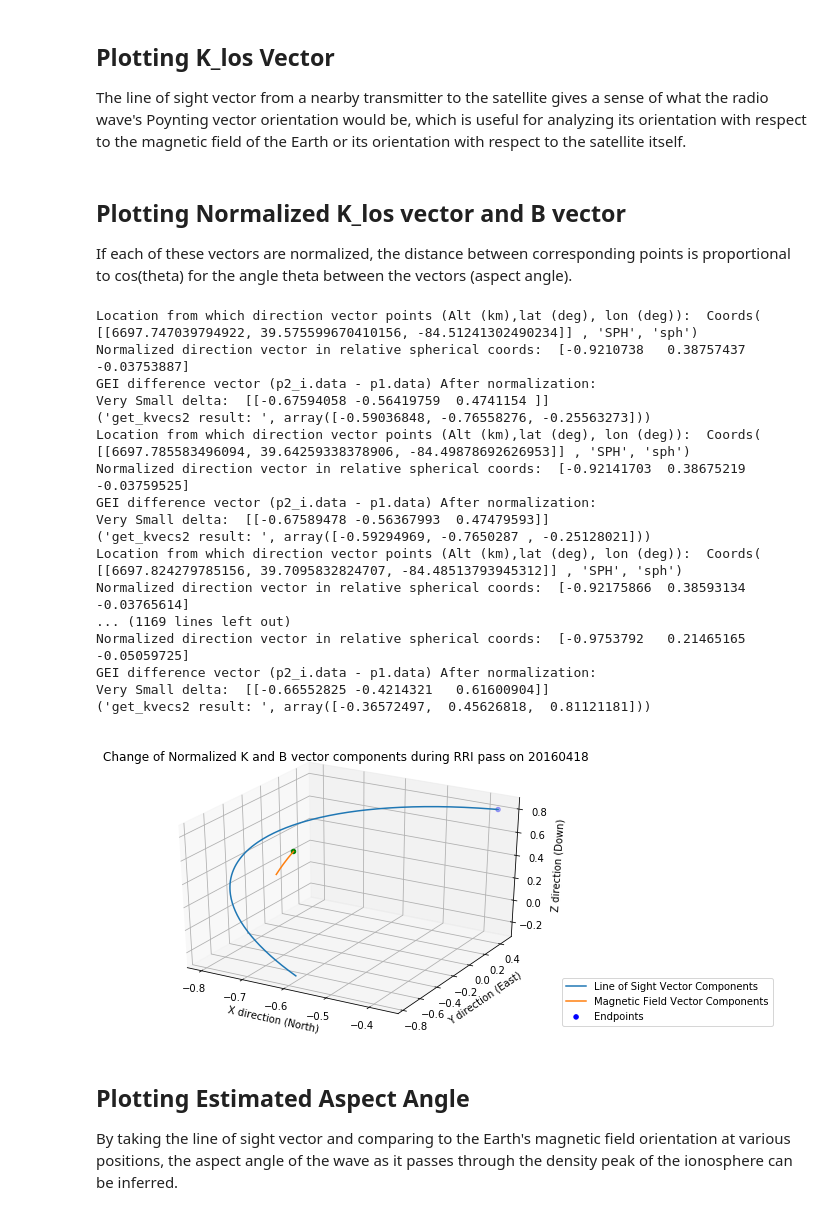
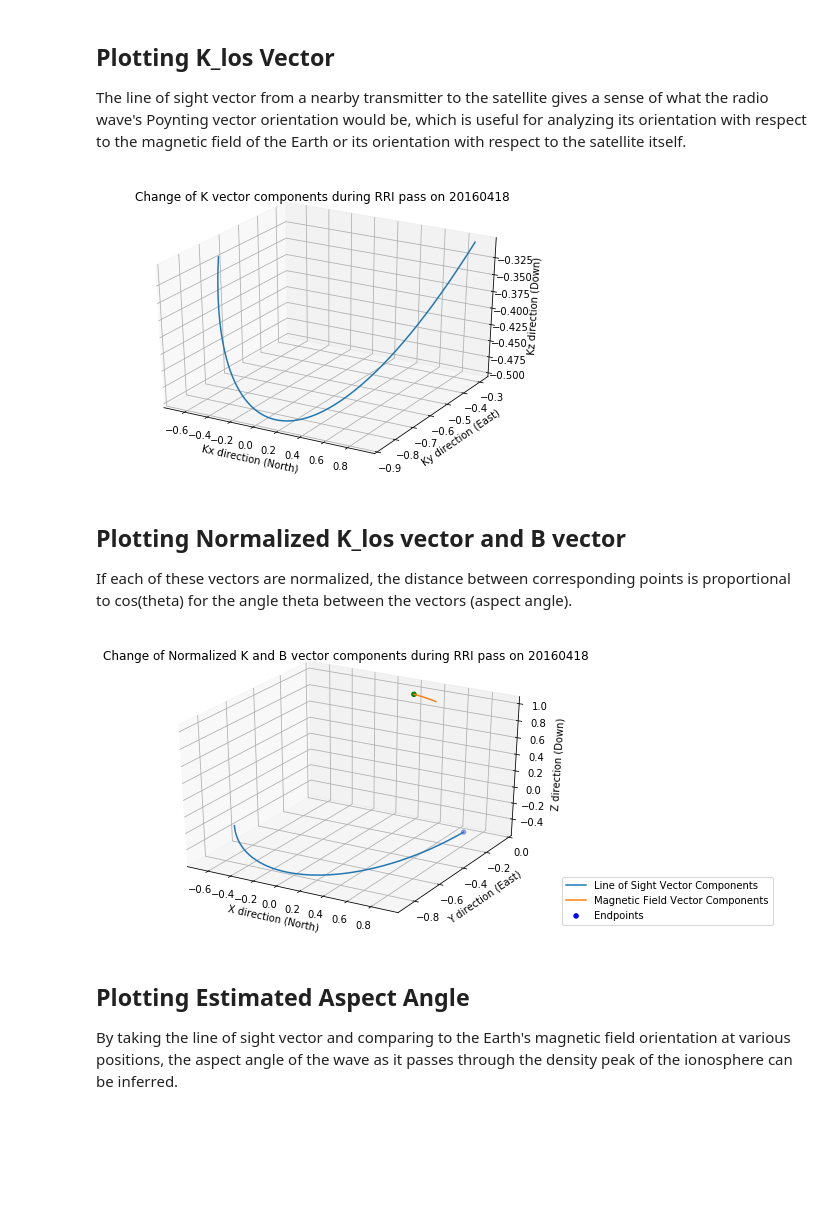
Before and after one commit to dfairbairn/rriephtk, a Jupyter notebook: OttawaPlots.ipynb, the cells around one changed output. Saved outputs shown, nothing was run; the diff lists cells and outputs as text; code cells hidden in the pictures; blank space fills up the shorter version.

```diff
--- a/OttawaPlots.ipynb
+++ b/OttawaPlots.ipynb
@@ -489,8 +489,8 @@ def plot_kvec(date_string):
     """
     fname,index_reversal = get_ottawa_data(date_string)
     lons,lats,alts,ephtimes,mlons,mlats,mlts,pitch,yaw,roll = get_rri_ephemeris_full(fname)
-    bvecs,kvecs,angles = get_kb_ottawa_angle(lons,lats,alts,ephtimes)
-    indx_closest, dists = get_closest_ottawa_approach(lons,lats,alts)
+    bvecs,kvecs,angles = get_kb_angle(lons,lats,alts,ephtimes)
+    indx_closest, dists = get_closest_approach(lons,lats,alts)
     times = ephems_to_datetime(ephtimes)
 
     my_xticks = []
@@ -538,6 +538,8 @@ def plot_kvec(date_string):
     plt.show()
 
 plot_kvec("20160418")
+# %% [output]
+[figure, added]
 # %% [markdown]
 ## Plotting Normalized K_los vector and B vector
 If each of these vectors are normalized, the distance between corresponding points is proportional to cos(theta) for the angle theta between the vectors (aspect angle).
@@ -545,6 +547,8 @@ If each of these vectors are normalized, the distance between corresponding poin
 def plot_k_b(date_string):
     """
     A function for visualizing the b-field and line of sight vector's time evolution throughout a pass of EPOP.
+
+    NOTE: USES THE APPROXIMATIONS
 
     *** PARAMS ***
     date_string (string): string in form "20160418" to denote date for which to plot KB angle
@@ -555,9 +559,9 @@ def plot_k_b(date_string):
     """
     fname,index_reversal = data_utils.get_ottawa_data(date_string)
     lons,lats,alts,ephtimes,mlons,mlats,mlts,pitch,yaw,roll = data_utils.get_rri_ephemeris_full(fname)
-    #bvecs,kvecs,angles = get_kb_angle(lons,lats,alts,ephtimes)
+    bvecs,kvecs,angles = get_kb_angle(lons,lats,alts,ephtimes)
 
-    #"""
+    """
     bvecs = []
     kvecs = []
     times = ephems_to_datetime(ephtimes)
@@ -569,52 +573,35 @@ def plot_k_b(date_string):
 
     indx_closest, dists = get_closest_approach(lons,lats,alts)
     times = ephems_to_datetime(ephtimes)
-    #"""
+    """
 
     from mpl_toolkits.mplot3d import Axes3D
     fig = plt.figure()
     ax = Axes3D(fig)
     norm_b = np.array([ b/np.linalg.norm(b) for b in bvecs])
     norm_k = np.array([ k/np.linalg.norm(k) for k in kvecs])
     norm_kx = [kv[0] for kv in norm_k]
     norm_ky = [kv[1] for kv in norm_k]
     norm_kz = [kv[2] for kv in norm_k]
     norm_bx = [bv[0] for bv in norm_b]
     norm_by = [bv[1] for bv in norm_b]
     norm_bz = [bv[2] for bv in norm_b]
     angle_dists = np.array([ np.linalg.norm(norm_b[i] - norm_k[i]) for i in range(len(norm_b))])
     angles = np.degrees(np.arccos(1 - (angle_dists**2)/2))
     #print angles
     Axes3D.scatter(ax,[norm_kx[-1],norm_bx[-1]],[norm_ky[-1],norm_by[-1]],zs=[norm_kz[-1],norm_bz[-1]],c=['b','g'],label='Endpoints')
     Axes3D.plot(ax, norm_kx, norm_ky, zs=norm_kz,label="Line of Sight Vector Components")
     Axes3D.plot(ax, norm_bx, norm_by, zs=norm_bz,label="Magnetic Field Vector Components")
     plt.xlabel("X direction (North)")
     plt.ylabel("Y direction (East)")
     ax.set_zlabel("Z direction (Down)")
     plt.legend(numpoints=1,bbox_to_anchor=(1., 0.02, 1., .102), loc=3, borderaxespad=0.)
     plt.title("Change of Normalized K and B vector components during RRI pass on " + str(date_string))
     plt.show()
 
 plot_k_b("20160418")
 # %% [output]
-Location from which direction vector points (Alt (km),lat (deg), lon (deg)):  Coords( [[6697.747039794922, 39.575599670410156, -84.51241302490234]] , 'SPH', 'sph')
-Normalized direction vector in relative spherical coords:  [-0.9210738   0.38757437 -0.03753887]
-GEI difference vector (p2_i.data - p1.data) After normalization:
-Very Small delta:  [[-0.67594058 -0.56419759  0.4741154 ]]
-('get_kvecs2 result: ', array([-0.59036848, -0.76558276, -0.25563273]))
-Location from which direction vector points (Alt (km),lat (deg), lon (deg)):  Coords( [[6697.785583496094, 39.64259338378906, -84.49878692626953]] , 'SPH', 'sph')
-Normalized direction vector in relative spherical coords:  [-0.92141703  0.38675219 -0.03759525]
-GEI difference vector (p2_i.data - p1.data) After normalization:
-Very Small delta:  [[-0.67589478 -0.56367993  0.47479593]]
-('get_kvecs2 result: ', array([-0.59294969, -0.7650287 , -0.25128021]))
-Location from which direction vector points (Alt (km),lat (deg), lon (deg)):  Coords( [[6697.824279785156, 39.7095832824707, -84.48513793945312]] , 'SPH', 'sph')
-Normalized direction vector in relative spherical coords:  [-0.92175866  0.38593134 -0.03765614]
-... (1169 lines left out)
-Normalized direction vector in relative spherical coords:  [-0.9753792   0.21465165 -0.05059725]
-GEI difference vector (p2_i.data - p1.data) After normalization:
-Very Small delta:  [[-0.66552825 -0.4214321   0.61600904]]
-('get_kvecs2 result: ', array([-0.36572497,  0.45626818,  0.81121181]))
-[figure, old version]
+[figure, new version]
 # %% [markdown]
 ## Plotting Estimated Aspect Angle
 By taking the line of sight vector and comparing to the Earth's magnetic field orientation at various positions, the aspect angle of the wave as it passes through the density peak of the ionosphere can be inferred.
```
Also changed, not shown: parts of 5 cells of this notebook.
